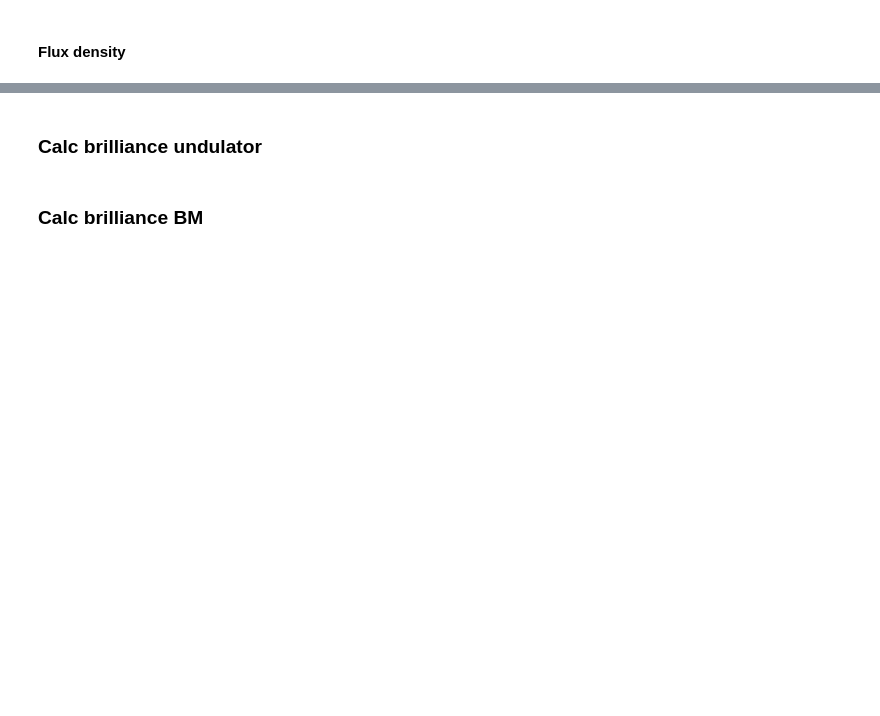
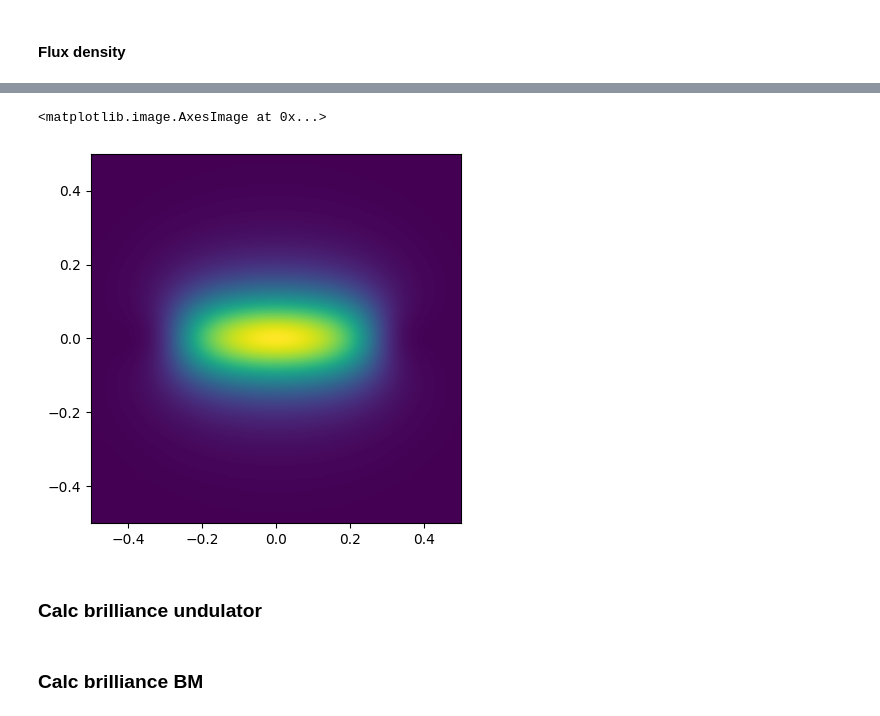
Before and after one commit to lnls-ids/spectrainterface, a Jupyter notebook: spectrainterface/tutorial_spectra_interface.ipynb, the cells around one changed output, grey strips where cells are left out. Saved outputs shown, nothing was run; the diff lists cells and outputs as text; code cells hidden in the pictures; blank space fills up the shorter version.

Commit message:
add-first-power-calculation

```diff
--- a/spectrainterface/tutorial_spectra_interface.ipynb
+++ b/spectrainterface/tutorial_spectra_interface.ipynb
@@ -242,10 +246,10 @@ spectra.calc.output_type = (
 spectra.calc.distance_from_source = 1
 spectra.accelerator.zero_emittance = True
 spectra.accelerator.zero_energy_spread = True
-spectra.calc.target_energy = 3294/2
-spectra.calc.x_range = [-0.05, 0.05]
-spectra.calc.y_range = [-0.05, 0.05]
-spectra.calc.x_nr_pts = 101
-spectra.calc.y_nr_pts = 101
+spectra.calc.target_energy = 12900
+spectra.calc.x_range = [-0.03, 0.03]
+spectra.calc.y_range = [-0.03, 0.03]
+spectra.calc.x_nr_pts = 201
+spectra.calc.y_nr_pts = 201
 spectra.calc.set_config()
 spectra.calc.run_calculation()
@@ -257,0 +269,15 @@ plt.imshow(flux, extent=[x[0], x[-1], y[0], y[-1]])
+# %%
+spectra.calc.method = spectra.calc.CalcConfigs.Method.far_field
+spectra.calc.indep_var = spectra.calc.CalcConfigs.Variable.mesh_xy
+spectra.calc.output_type = (
+    spectra.calc.CalcConfigs.Output.power_density
+)
+spectra.calc.distance_from_source = 23
+spectra.accelerator.zero_emittance = True
+spectra.accelerator.zero_energy_spread = True
+spectra.calc.x_range = [-0.5, 0.5]
+spectra.calc.y_range = [-0.5, 0.5]
+spectra.calc.x_nr_pts = 201
+spectra.calc.y_nr_pts = 201
+spectra.calc.set_config()
+spectra.calc.run_calculation()
@@ -258,3 +286,12 @@ plt.imshow(flux, extent=[x[0], x[-1], y[0], y[-1]])
+# %%
+x = spectra.calc.x
+y = spectra.calc.y
+
+power = spectra.calc.power_density
+plt.imshow(power, extent=[x[0], x[-1], y[0], y[-1]])
+# %% [output]
+<matplotlib.image.AxesImage at 0x...>
+[figure, added]
 # %% [markdown]
 ### Calc brilliance  undulator
 # %%
```
Also changed, not shown: parts of 7 cells of this notebook, 2 other files.
